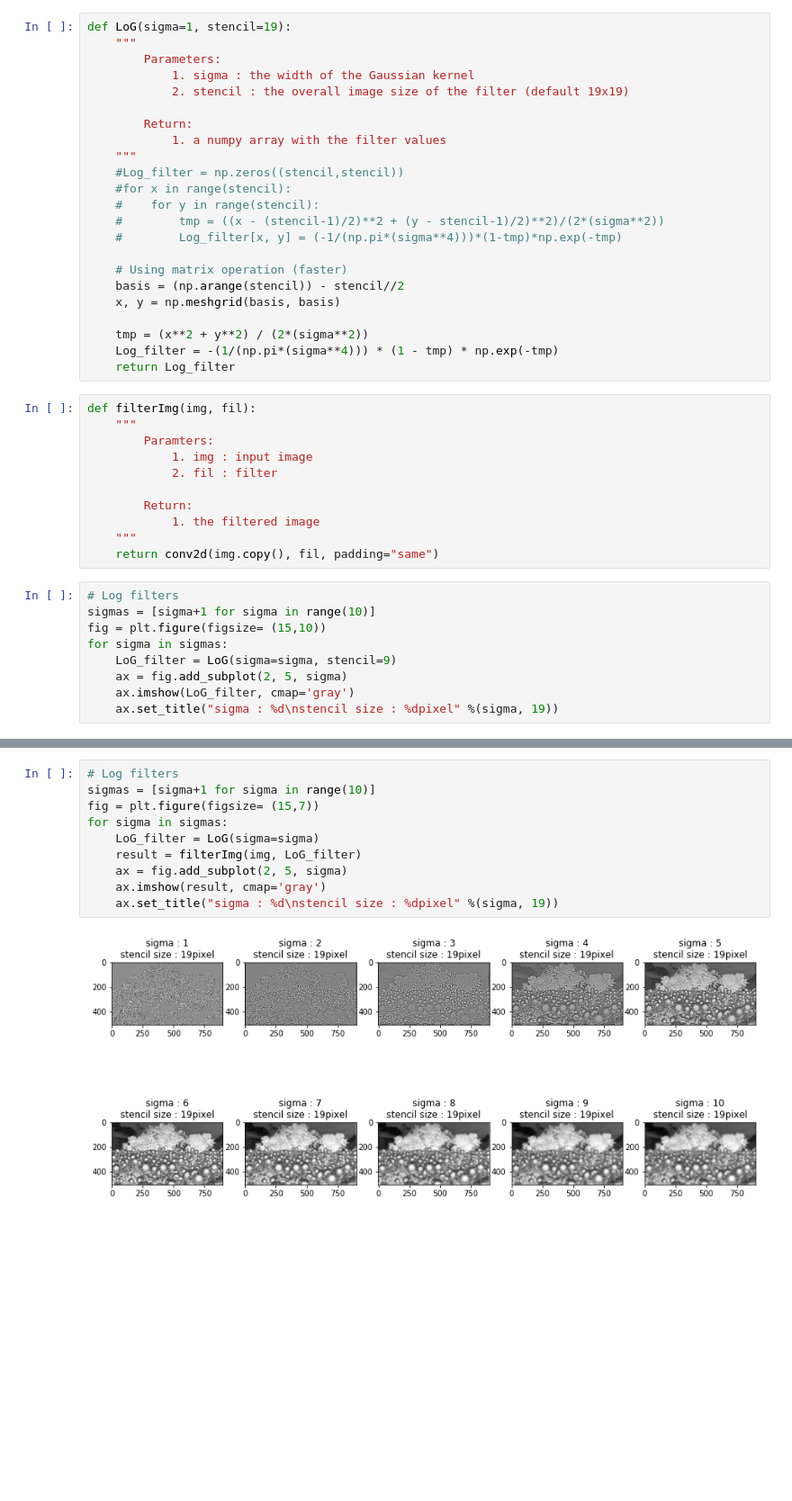
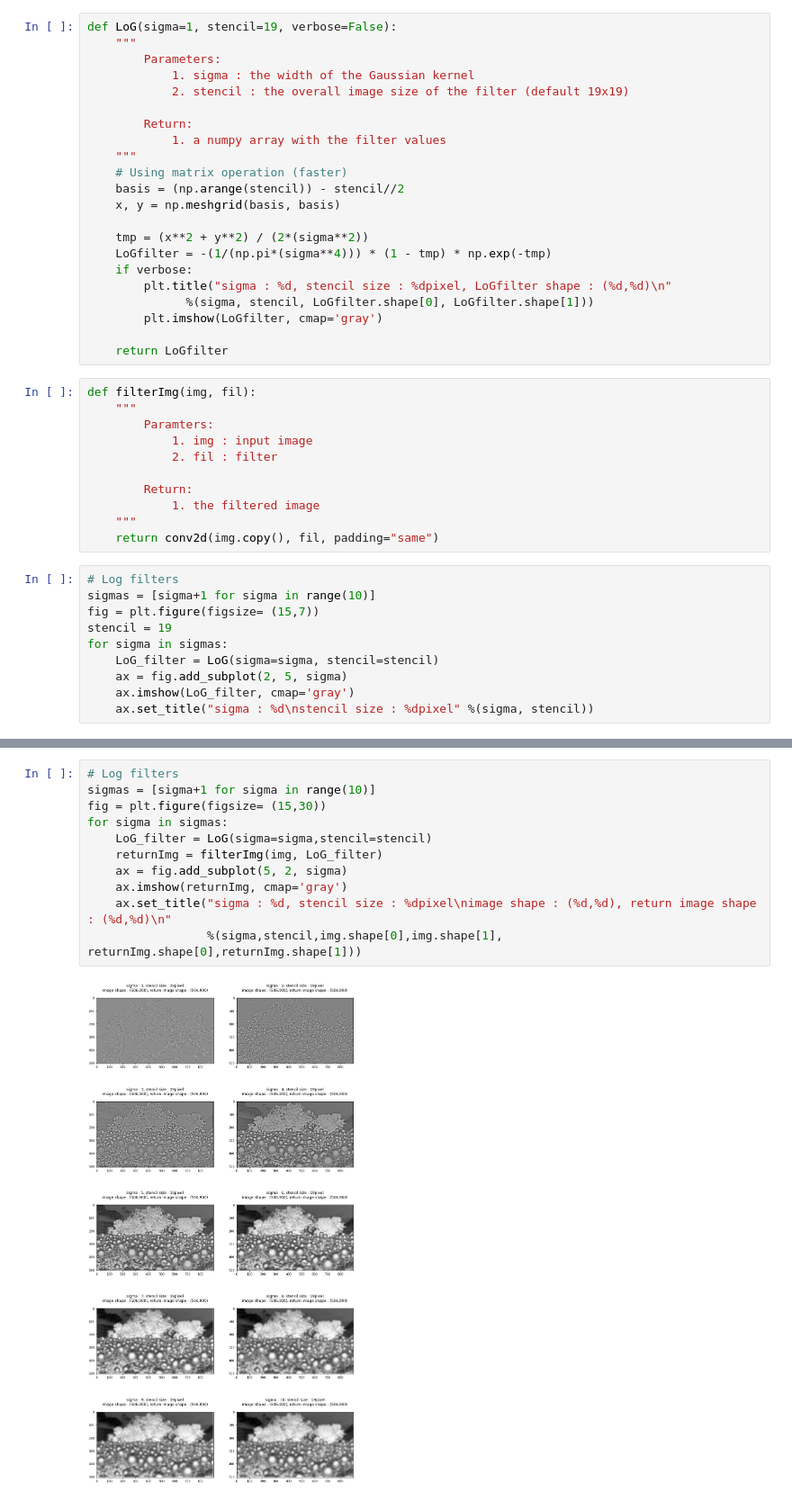
Before and after one commit to happyhyowon/assignment, a Jupyter notebook: vision/assignment2/logscale2.ipynb, the cells around one changed output, grey strips where cells are left out. Shown at 90% size. Drawn from its saved outputs; the diff is of its cells as text; blank space fills up the shorter version.

```diff
--- a/vision/assignment2/logscale2.ipynb
+++ b/vision/assignment2/logscale2.ipynb
@@ -49,7 +49,7 @@ def conv2d(img, kernel, padding='same'):
 
     return result
 # %%
-def LoG(sigma=1, stencil=19):
+def LoG(sigma=1, stencil=19, verbose=False):
     """
         Parameters:
             1. sigma : the width of the Gaussian kernel
@@ -58,19 +58,18 @@ def LoG(sigma=1, stencil=19):
         Return:
             1. a numpy array with the filter values
     """
-    #Log_filter = np.zeros((stencil,stencil))
-    #for x in range(stencil):
-    #    for y in range(stencil):
-    #        tmp = ((x - (stencil-1)/2)**2 + (y - stencil-1)/2)**2)/(2*(sigma**2))
-    #        Log_filter[x, y] = (-1/(np.pi*(sigma**4)))*(1-tmp)*np.exp(-tmp)
-
     # Using matrix operation (faster)
     basis = (np.arange(stencil)) - stencil//2
     x, y = np.meshgrid(basis, basis)
 
     tmp = (x**2 + y**2) / (2*(sigma**2))
-    Log_filter = -(1/(np.pi*(sigma**4))) * (1 - tmp) * np.exp(-tmp)
-    return Log_filter
+    LoGfilter = -(1/(np.pi*(sigma**4))) * (1 - tmp) * np.exp(-tmp)
+    if verbose:
+        plt.title("sigma : %d, stencil size : %dpixel, LoGfilter shape : (%d,%d)\n"
+              %(sigma, stencil, LoGfilter.shape[0], LoGfilter.shape[1]))
+        plt.imshow(LoGfilter, cmap='gray')
+
+    return LoGfilter
 # %%
 def filterImg(img, fil):
     """
@@ -85,10 +84,11 @@ def filterImg(img, fil):
 # %%
 # Log filters
 sigmas = [sigma+1 for sigma in range(10)]
-fig = plt.figure(figsize= (15,10))
+fig = plt.figure(figsize= (15,7))
+stencil = 19
 for sigma in sigmas:
-    LoG_filter = LoG(sigma=sigma, stencil=9)
+    LoG_filter = LoG(sigma=sigma, stencil=stencil)
     ax = fig.add_subplot(2, 5, sigma)
     ax.imshow(LoG_filter, cmap='gray')
-    ax.set_title("sigma : %d\nstencil size : %dpixel" %(sigma, 19))
+    ax.set_title("sigma : %d\nstencil size : %dpixel" %(sigma, stencil))
 # %% [output]
@@ -105,13 +113,14 @@ img.shape
 # %%
 # Log filters
 sigmas = [sigma+1 for sigma in range(10)]
-fig = plt.figure(figsize= (15,7))
+fig = plt.figure(figsize= (15,30))
 for sigma in sigmas:
-    LoG_filter = LoG(sigma=sigma)
-    result = filterImg(img, LoG_filter)
-    ax = fig.add_subplot(2, 5, sigma)
-    ax.imshow(result, cmap='gray')
-    ax.set_title("sigma : %d\nstencil size : %dpixel" %(sigma, 19))
+    LoG_filter = LoG(sigma=sigma,stencil=stencil)
+    returnImg = filterImg(img, LoG_filter)
+    ax = fig.add_subplot(5, 2, sigma)
+    ax.imshow(returnImg, cmap='gray')
+    ax.set_title("sigma : %d, stencil size : %dpixel\nimage shape : (%d,%d), return image shape : (%d,%d)\n"
+                 %(sigma,stencil,img.shape[0],img.shape[1], returnImg.shape[0],returnImg.shape[1]))
 # %% [output]
-[figure, old version]
+[figure, new version]
 # %%
```
Also changed, not shown: parts of 6 cells of this notebook.
